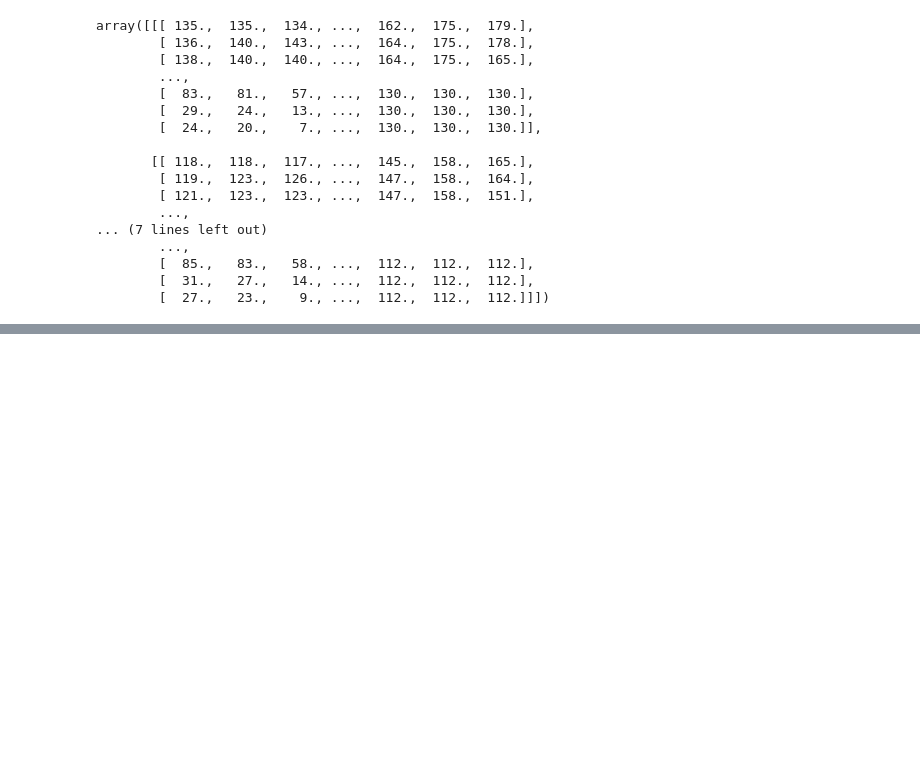
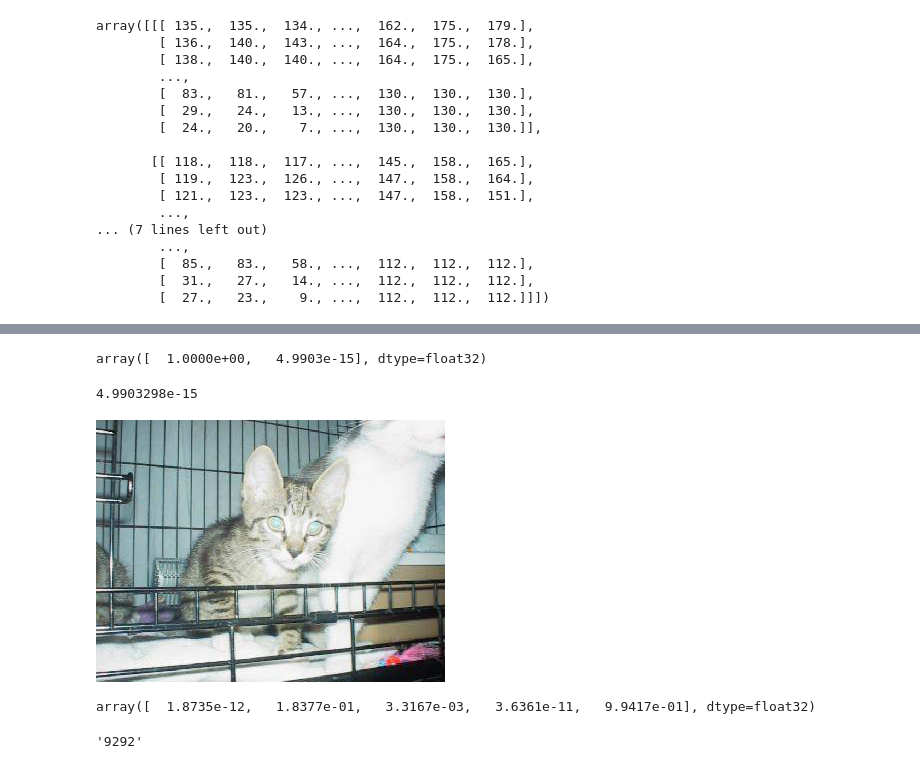
Before and after one commit to bloolizard/HWFastAI, a Jupyter notebook: hw1.ipynb, the cells around one changed output, grey strips where cells are left out. Cells and saved outputs as stored; diff of their text form; code cells hidden in the pictures; blank space fills up the shorter version.

```diff
--- a/hw1.ipynb
+++ b/hw1.ipynb
@@ -1,7 +1,8 @@
 # %%
 %matplotlib inline
 # %%
-path = "/home/ubuntu/nbs/data/dogs-vs-cats-redux-kernels-edition/sample/"
+# path = "/home/ubuntu/nbs/data/dogs-vs-cats-redux-kernels-edition/sample/"
+path = "/home/ubuntu/nbs/data/dogs-vs-cats-redux-kernels-edition/"
 # %%
 from __future__ import division, print_function
 
@@ -137,0 +214,12 @@ array([[[ 135.,  135.,  134., ...,  162.,  175.,  179.],
+# %%
+preds = utils.load_array(path + 'results/test_preds2.dat')
+# %%
+filenames = utils.load_array(path + 'results/filenames2.dat')
+# %%
+preds[0]
+# %% [output]
+array([  1.0000e+00,   4.9903e-15], dtype=float32)
+# %%
+preds[:,1][0]
+# %% [output]
+4.9903298e-15
@@ -137,0 +228,4 @@ array([[[ 135.,  135.,  134., ...,  162.,  175.,  179.],
+# %%
+Image.open(path + 'test/'+filenames[0])
+# %% [output]
+[figure, added]
@@ -137,0 +234,4 @@ array([[[ 135.,  135.,  134., ...,  162.,  175.,  179.],
+# %%
+isdog[:5]
+# %% [output]
+array([  1.8735e-12,   1.8377e-01,   3.3167e-03,   3.6361e-11,   9.9417e-01], dtype=float32)
@@ -137,0 +243,7 @@ array([[[ 135.,  135.,  134., ...,  162.,  175.,  179.],
+# %%
+# get the filenames
+f = filenames[0]
+f.find('.')
+f[5:9]
+# %% [output]
+'9292'
```
Also changed, not shown: parts of 41 cells of this notebook.
